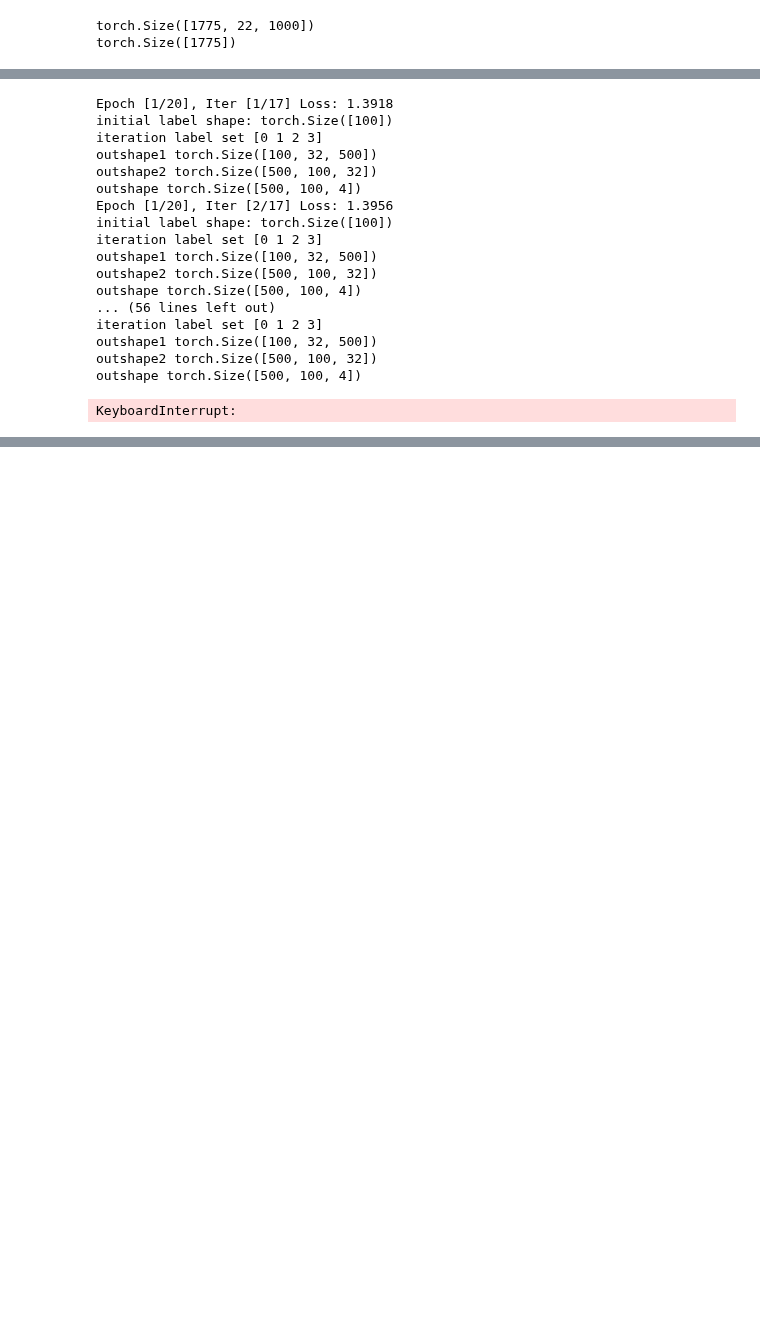
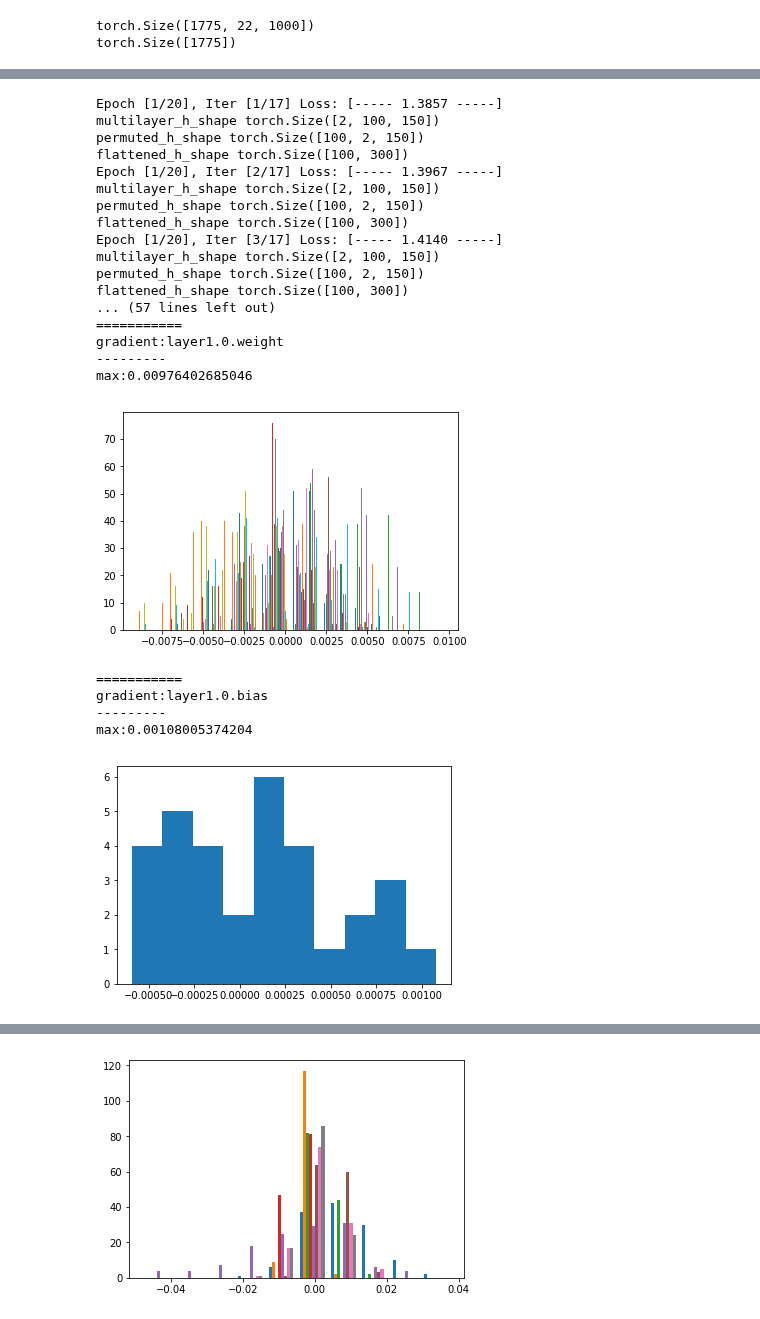
Before and after one commit to jayanthjaiswal/dl-project, a Jupyter notebook: src/vanilla_rnn/Vanilla RNN.ipynb, the cells around one changed output, grey strips where cells are left out. Saved outputs shown, nothing was run; the diff lists cells and outputs as text; code cells hidden in the pictures; blank space fills up the shorter version.

```diff
--- a/src/vanilla_rnn/Vanilla RNN.ipynb
+++ b/src/vanilla_rnn/Vanilla RNN.ipynb
@@ -267,18 +282,20 @@ for epoch in range(num_epochs):
         images = Variable(images, requires_grad=True) #unsqueeze used to make a 4d tensor because
         #     print images.shape
 
-        print('initial label shape: {}'.format(labels.shape))
-        if (False): #not FCC_SANITY):
-            labels = labels.repeat(T, 1)
-            print('repeated label shape {}'.format((labels.shape)))
-            labels =  labels.view(-1)
+        if (VERBOSE):
+            print('initial label shape: {}'.format(labels.shape))
+        #if (False): #not FCC_SANITY):
+        #    labels = labels.repeat(T, 1)
+        #    print('repeated label shape {}'.format((labels.shape)))
+        #    labels =  labels.view(-1)
 
         #print(labels)
         labels = Variable(labels)
 
         #print('iteration label mean {}'.format(torch.mean(predicted.float())))
 
-        print('iteration label set {}'.format(np.unique(labels.data)))
+        if (VERBOSE):
+            print('iteration label set {}'.format(np.unique(labels.data)))
 
         # Forward + Backward + Optimize
         optimizer.zero_grad()
@@ -291,15 +308,35 @@ for epoch in range(num_epochs):
         #reshaped_outputs = outputs.view(-1, NUM_CLASSES)
         #reshaped_labels = labels.view(-1)
 
+        _, predicted = torch.max(outputs.data, 1)
+
+        if (VERBOSE):
+            print('training predicted set {}'.format(np.unique(predicted.data)))
+            print('training output shape: {}'.format(outputs.shape))
+            print('training labels shape: {}'.format(labels.shape))
+
         loss = criterion(outputs, labels)
         loss_history.append(loss)
         loss.backward()
         optimizer.step()
 
-        print ('Epoch [%d/%d], Iter [%d/%d] Loss: %.4f'
+        print ('Epoch [%d/%d], Iter [%d/%d] Loss: [----- %.4f -----]'
                %(epoch+1, num_epochs, i+1, rnn_training_data_X.shape[0]*1.0/batch_size, loss.data[0]))
 
     ######################## PER EPOCH EVALUATION
+
+    for n,p in net.named_parameters():
+        #if n[:6] == 'weight':
+        print('===========\ngradient:{}\n---------\nmax:{}'.format(n,torch.max(p.grad)))
+        if (p.grad is not None):
+            plt.hist(p.grad)
+            plt.show()
+
+    if (VERBOSE):
+        print('weight_hh_l0:')
+        print(net.rnn_layer.state_dict()['weight_hh_l0'])
+
+
     net.train(False)
 
     images = Variable(torch.Tensor(rnn_training_data_X))
@@ -349,18 +384,23 @@ outshape torch.Size([500, 100, 4])
-Epoch [1/20], Iter [1/17] Loss: 1.3918
-initial label shape: torch.Size([100])
-iteration label set [0 1 2 3]
-outshape1 torch.Size([100, 32, 500])
-outshape2 torch.Size([500, 100, 32])
-outshape torch.Size([500, 100, 4])
-Epoch [1/20], Iter [2/17] Loss: 1.3956
-initial label shape: torch.Size([100])
-iteration label set [0 1 2 3]
-outshape1 torch.Size([100, 32, 500])
-outshape2 torch.Size([500, 100, 32])
-outshape torch.Size([500, 100, 4])
-... (56 lines left out)
-iteration label set [0 1 2 3]
-outshape1 torch.Size([100, 32, 500])
-outshape2 torch.Size([500, 100, 32])
-outshape torch.Size([500, 100, 4])
+Epoch [1/20], Iter [1/17] Loss: [----- 1.3857 -----]
+multilayer_h_shape torch.Size([2, 100, 150])
+permuted_h_shape torch.Size([100, 2, 150])
+flattened_h_shape torch.Size([100, 300])
+Epoch [1/20], Iter [2/17] Loss: [----- 1.3967 -----]
+multilayer_h_shape torch.Size([2, 100, 150])
+permuted_h_shape torch.Size([100, 2, 150])
+flattened_h_shape torch.Size([100, 300])
+Epoch [1/20], Iter [3/17] Loss: [----- 1.4140 -----]
+multilayer_h_shape torch.Size([2, 100, 150])
+permuted_h_shape torch.Size([100, 2, 150])
+flattened_h_shape torch.Size([100, 300])
+... (57 lines left out)
+===========
+gradient:layer1.0.weight
+---------
+max:0.00976402685046
+[figure, added]
-KeyboardInterrupt:
+===========
+gradient:layer1.0.bias
+---------
+max:0.00108005374204
+[figure, added]
@@ -366,0 +411 @@ KeyboardInterrupt:
+[figure, added]
```
Also changed, not shown: parts of 5 cells of this notebook, 1 other file.
